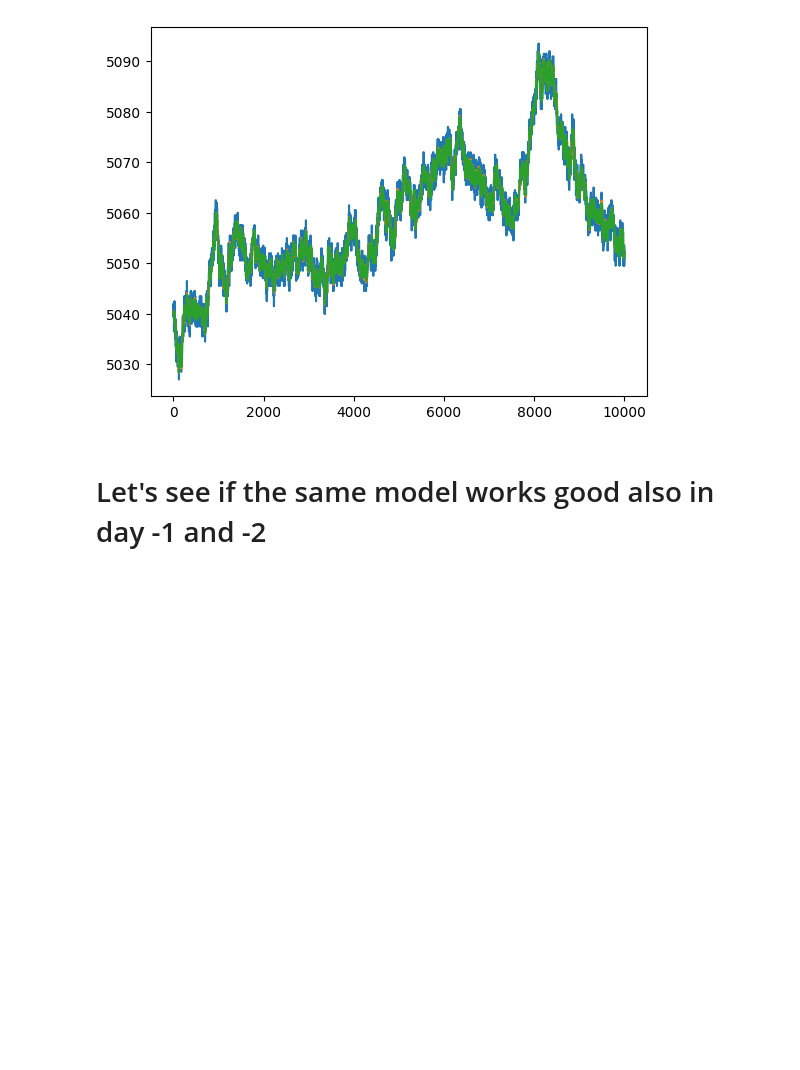
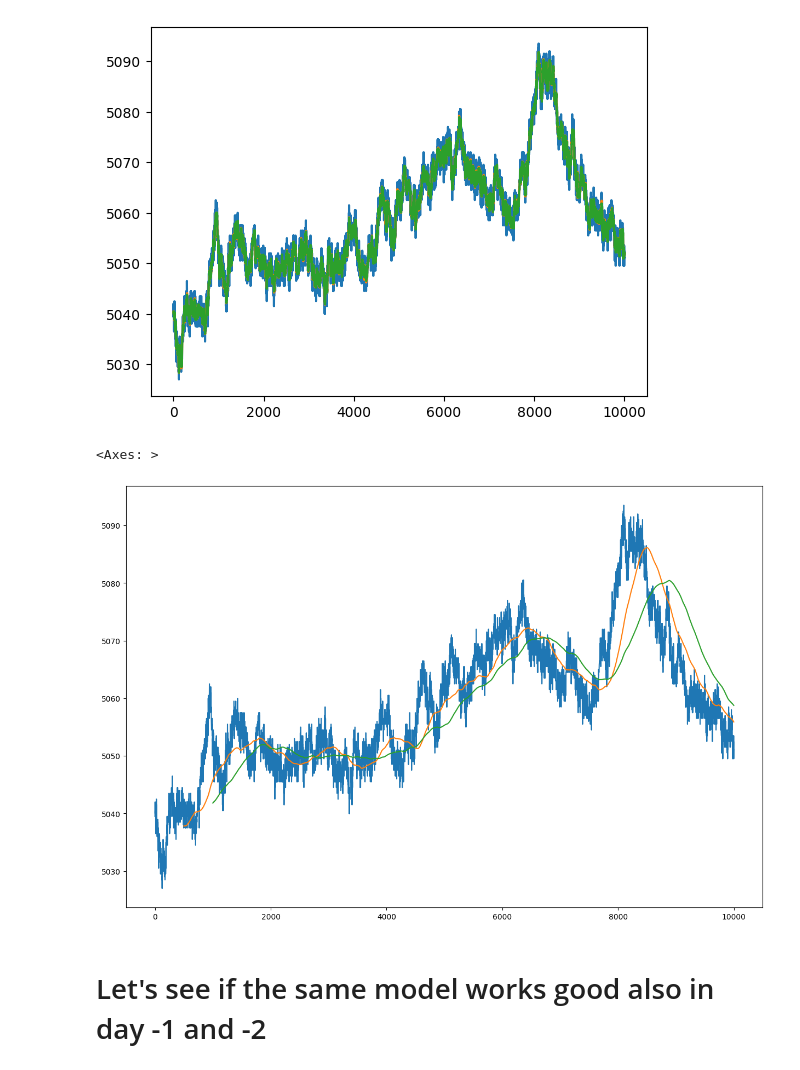
Before and after one commit to AlessandroMagna/prosperity-algo-trading, a Jupyter notebook: notebooks/data_analysis.ipynb, the cells around one changed output. Cells and saved outputs as stored; diff of their text form; code cells hidden in the pictures; blank space fills up the shorter version.

```diff
--- a/notebooks/data_analysis.ipynb
+++ b/notebooks/data_analysis.ipynb
@@ -234,6 +234,18 @@ LR.plot()
 # %% [output]
 <Axes: >
 [figure]
+# %%
+#make the figure bigger
+plt.figure(figsize=(15,10))
+
+#plot the mid prices of STARFRUIT together with the 10 periods and 20 periods simple moving average
+df_starfruit['mid_price'].plot()
+df_starfruit['mid_price'].rolling(window=500).mean().plot()
+df_starfruit['mid_price'].rolling(window=1000).mean().plot()
+#plt.xlim([0,1000])
+# %% [output]
+<Axes: >
+[figure, added]
 # %% [markdown]
 # Let's see if the same model works good also in day -1 and -2
 # %%
```
Also changed, not shown: 1 other file.
